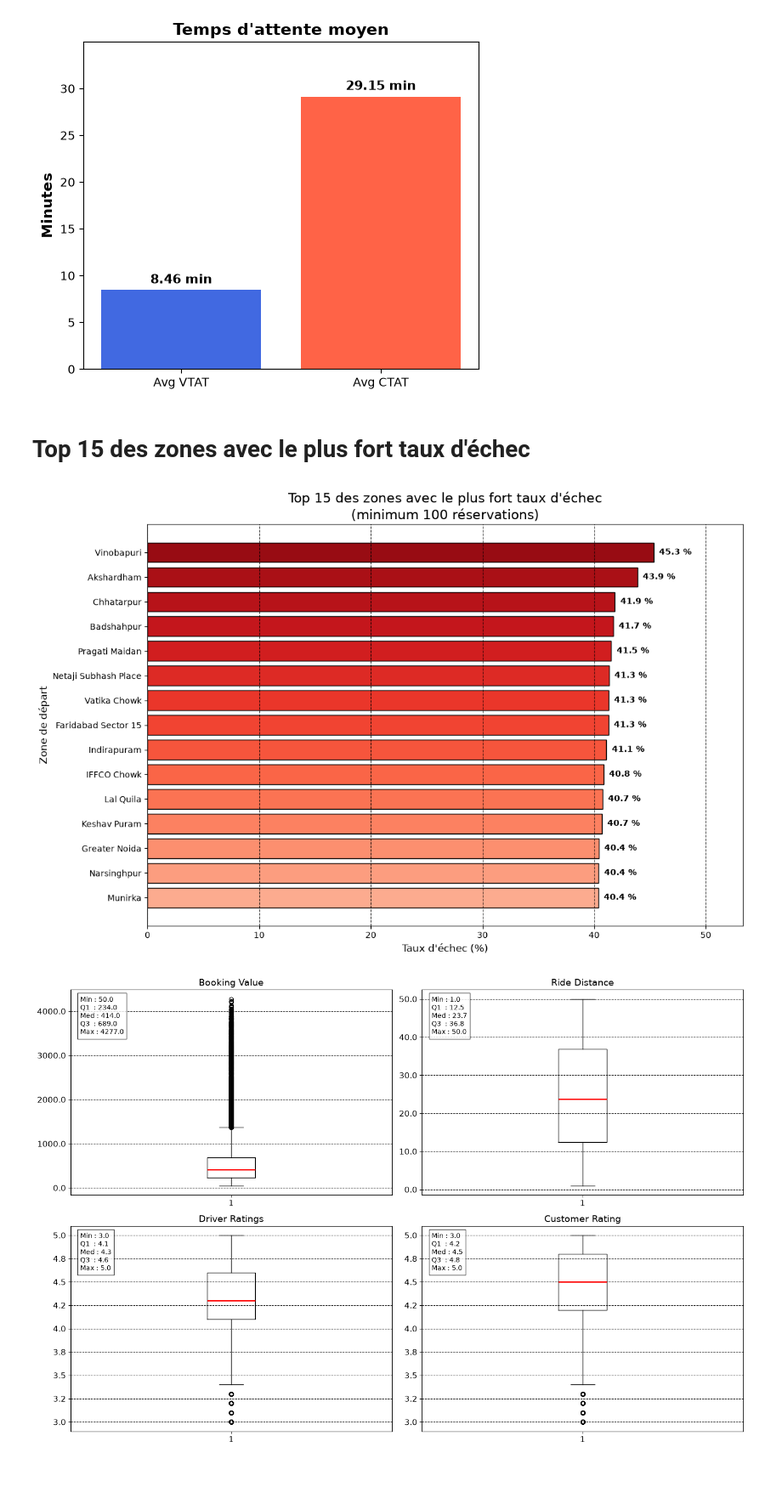
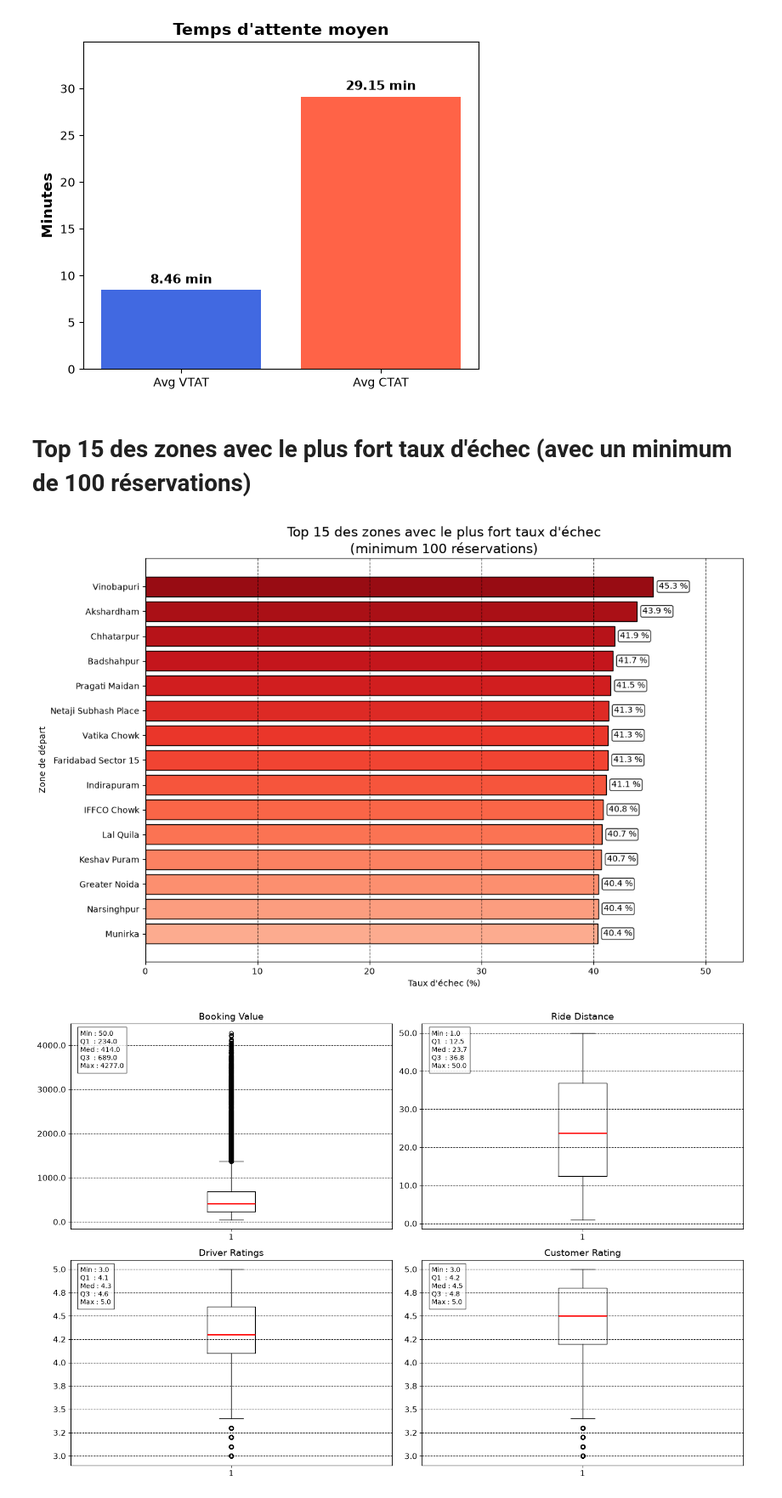
Before and after one commit to Balkis-dev/Repository_Booking, a Jupyter notebook: nettoyer_booking_data.ipynb, the cells around one changed output. Shown at 85% size. Saved outputs shown, nothing was run; the diff lists cells and outputs as text; code cells hidden in the pictures; blank space fills up the shorter version.

Commit message:
Ajout des graphiques avec des données correctes!!!!!!!!

```diff
--- a/nettoyer_booking_data.ipynb
+++ b/nettoyer_booking_data.ipynb
@@ -1182,7 +1315,7 @@ plt.show()
 # %% [output]
 [figure]
 # %% [markdown]
-# Top 15 des zones avec le plus fort taux d'échec #
+# Top 15 des zones avec le plus fort taux d'échec (avec un minimum de 100 réservations) #
 # %%
 import matplotlib.pyplot as plt
 import numpy as np
@@ -1196,9 +1329,17 @@ reservations = (
     .size()
 )
 
+# Statuts considérés comme des échecs
+statuts_echec = [
+    "Cancelled by Customer",
+    "Cancelled by Driver",
+    "Incomplete",
+    "No Driver Found"
+]
+
 # Nombre d'échecs par zone
 echecs = (
-    df[df["Booking Status"] != "Completed"]
+    df[df["Booking Status"].isin(statuts_echec)]
     .groupby("Pickup Location")
     .size()
 )
@@ -1209,7 +1350,7 @@ taux_echec = (
     .fillna(0)
 )
 
-# Ne conserver que les zones suffisamment représentées
+# Conserver uniquement les zones avec suffisamment de réservations
 taux_echec = (
     taux_echec[reservations >= minimum_reservations]
     .sort_values(ascending=False)
@@ -1222,60 +1363,55 @@ couleurs = plt.cm.Reds(
     np.linspace(0.3, 0.9, len(taux_echec))
 )
 
-plt.figure(figsize=(12, 8))
+fig, ax = plt.subplots(figsize=(12, 8))
 
-bars = plt.barh(
+bars = ax.barh(
     taux_echec.index,
     taux_echec.values,
     color=couleurs,
     edgecolor="black"
 )
 
-# Affichage des pourcentages
+# Marge pour les annotations
+ax.set_xlim(0, taux_echec.max() + 8)
+
+# Affichage des pourcentages avec bbox
 for bar in bars:
-
     largeur = bar.get_width()
 
-    plt.text(
+    ax.text(
         largeur + 0.5,
         bar.get_y() + bar.get_height() / 2,
         f"{largeur:.1f} %",
         va="center",
         fontsize=10,
-        fontweight="bold"
+        bbox=dict(
+            boxstyle="round,pad=0.2",
+            facecolor="white",
+            edgecolor="black",
+            alpha=0.85
+        )
     )
 
-plt.xlim(
-    0,
-    taux_echec.max() + 8
-)
-
-plt.title(
+ax.set_title(
     f"Top 15 des zones avec le plus fort taux d'échec\n(minimum {minimum_reservations} réservations)",
     fontsize=16
 )
 
-plt.xlabel(
-    "Taux d'échec (%)",
-    fontsize=12
-)
+ax.set_xlabel("Taux d'échec (%)")
+ax.set_ylabel("Zone de départ")
 
-plt.ylabel(
-    "Zone de départ",
-    fontsize=12
-)
-
-plt.grid(
+ax.grid(
     axis="x",
     linestyle="--",
     alpha=0.7,
     color="black"
 )
 
 plt.tight_layout()
 plt.show()
 # %% [output]
-[figure, old version]
+[figure, new version]
 # %%
 import matplotlib.pyplot as plt
 import numpy as np
```
Also changed, not shown: parts of 26 cells of this notebook, 1 other file.
